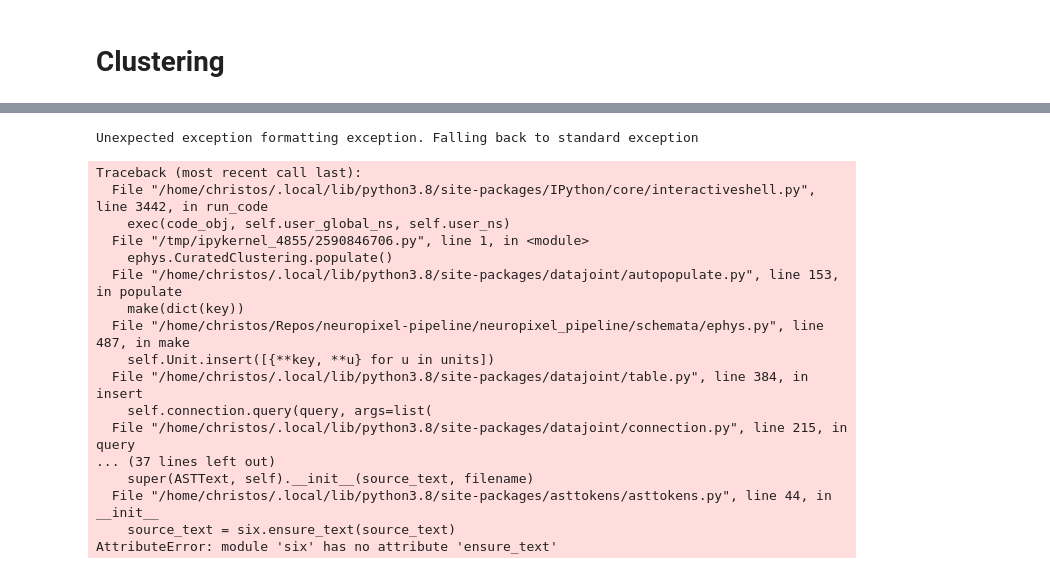
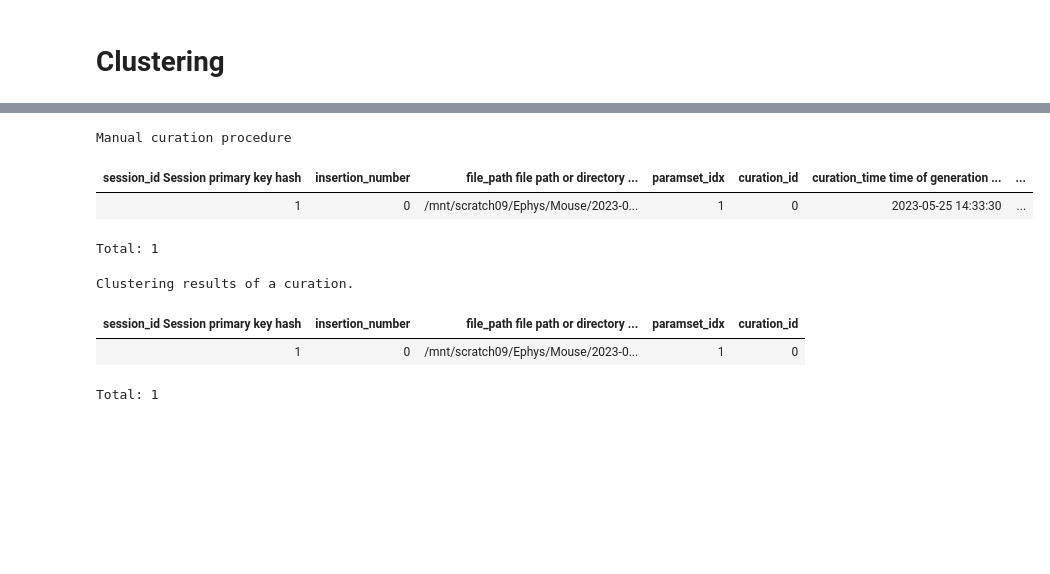
Before and after one commit to atlab/neuropixel-pipeline, a Jupyter notebook: notebooks/populate_test.ipynb, the cells around one changed output, grey strips where cells are left out. Saved outputs shown, nothing was run; the diff lists cells and outputs as text; code cells hidden in the pictures; blank space fills up the shorter version.

Commit message:
reorganize populate api

```diff
--- a/notebooks/populate_test.ipynb
+++ b/notebooks/populate_test.ipynb
@@ -35,11 +61,9 @@ probe.Probe()
 # PreClustering
 # %%
 # Need to get from this to accessible kilosort dir
-key = {'animal_id': 29187,
-      'session': 25,
-      'scan_idx': 1}
+key = {"animal_id": 29187, "session": 25, "scan_idx": 1}
 
-experiment = dj.create_virtual_module('experiment', 'pipeline_experiment')
+experiment = dj.create_virtual_module("experiment", "pipeline_experiment")
 
 session_rel = experiment.Session() & key
 session_rel.fetch1()
@@ -121,8 +253,10 @@ ephys.ClusterQualityLabel()
 # %%
-task_source_rel = (ephys.EphysRecording & insertion_key).proj() * (ephys.ClusteringParamSet() & {'paramset_idx': 1}).proj()
+task_source_rel = (ephys.EphysRecording & insertion_key).proj() * (
+    ephys.ClusteringParamSet() & {"paramset_idx": 1}
+).proj()
 task_source_key = task_source_rel.fetch1()
 
-task_source_key['clustering_output_dir'] = session_dir / 'spikes_kilosort4'
-task_source_key['task_mode'] = 'load'
+task_source_key["clustering_output_dir"] = session_dir / "spikes_kilosort4"
+task_source_key["task_mode"] = "load"
 ephys.ClusteringTask.insert1(task_source_key, skip_duplicates=True)
 ephys.ClusteringTask()
@@ -135,41 +284,35 @@ ephys.CurationType()
 # %%
 from datetime import datetime
 
 curation_source_key = (ephys.Clustering() & task_source_key).proj().fetch1()
 # print(curation_source_key)
 
-ephys.Curation.insert1(dict(
-    **curation_source_key,
-    curation_id=0,
-    curation_time=datetime.now(), # might not always be true
-    curation_output_dir=curation_source_key['file_path'],
-    quality_control=False,
-    curation='no curation',
-    curation_note='notes on the curation'
-), skip_duplicates=True)
+ephys.Curation.insert1(
+    dict(
+        **curation_source_key,
+        curation_id=0,
+        curation_time=datetime.now(),  # might not always be true
+        curation_output_dir=curation_source_key["file_path"],
+        quality_control=False,
+        curation="no curation",
+        curation_note="notes on the curation",
+    ),
+    skip_duplicates=True,
+)
 
 ephys.Curation()
+# %% [output]
+Manual curation procedure
+| session_id Session primary key hash | insertion_number | file_path file path or directory ... | paramset_idx | curation_id | curation_time time of generation ... | ... |
+| 1 | 0 | /mnt/scratch09/Ephys/Mouse/2023-0... | 1 | 0 | 2023-05-25 14:33:30 | ... |
+Total: 1
 # %%
 ephys.CuratedClustering.populate()
 ephys.CuratedClustering()
 # %% [output]
-Unexpected exception formatting exception. Falling back to standard exception
+Clustering results of a curation.
+| session_id Session primary key hash | insertion_number | file_path file path or directory ... | paramset_idx | curation_id |
+| 1 | 0 | /mnt/scratch09/Ephys/Mouse/2023-0... | 1 | 0 |
-Traceback (most recent call last):
-  File "/home/christos/.local/lib/python3.8/site-packages/IPython/core/interactiveshell.py", line 3442, in run_code
-    exec(code_obj, self.user_global_ns, self.user_ns)
-  File "/tmp/ipykernel_4855/2590846706.py", line 1, in <module>
-    ephys.CuratedClustering.populate()
-  File "/home/christos/.local/lib/python3.8/site-packages/datajoint/autopopulate.py", line 153, in populate
-    make(dict(key))
-  File "/home/christos/Repos/neuropixel-pipeline/neuropixel_pipeline/schemata/ephys.py", line 487, in make
-    self.Unit.insert([{**key, **u} for u in units])
-  File "/home/christos/.local/lib/python3.8/site-packages/datajoint/table.py", line 384, in insert
-    self.connection.query(query, args=list(
-  File "/home/christos/.local/lib/python3.8/site-packages/datajoint/connection.py", line 215, in query
-... (37 lines left out)
-    super(ASTText, self).__init__(source_text, filename)
-  File "/home/christos/.local/lib/python3.8/site-packages/asttokens/asttokens.py", line 44, in __init__
-    source_text = six.ensure_text(source_text)
-AttributeError: module 'six' has no attribute 'ensure_text'
+Total: 1
 # %%
 ephys.CuratedClustering.Unit()
```
Also changed, not shown: parts of 24 cells of this notebook, 16 other files.
